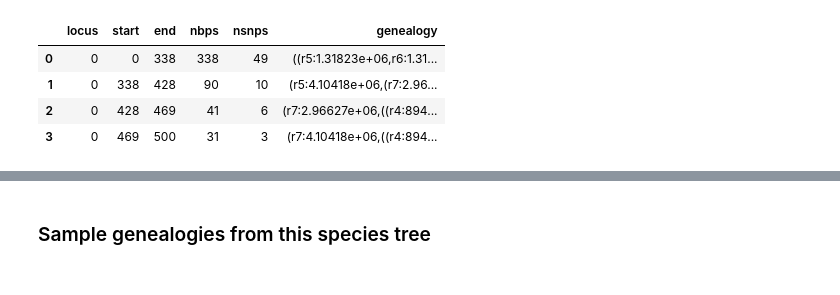
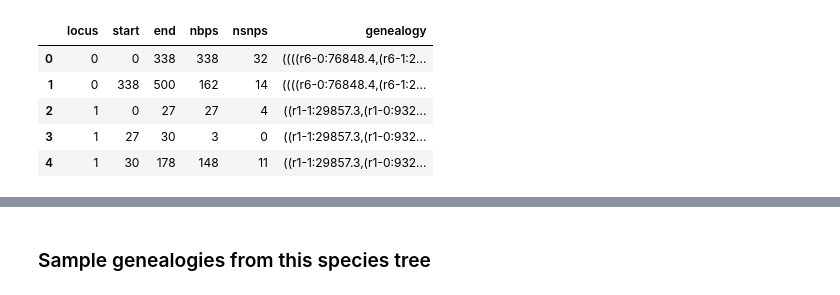
Before and after one commit to pmckenz1/ipcoal, a Jupyter notebook: notebooks/teaching-demo.ipynb, the cells around one changed output, grey strips where cells are left out. Drawn from its saved outputs; the diff is of its cells as text; code cells hidden in the pictures.

```diff
--- a/notebooks/teaching-demo.ipynb
+++ b/notebooks/teaching-demo.ipynb
@@ -21,9 +41,9 @@ ntree = tree.set_node_values(
     default=5e5,
     values={
         8: 2e5,
-        10: 5e4,
-        12: 5e4,
-        11: 2e5,
+        10: 5e5,
+        12: 15e5,
+        11: 1e5,
         13: 1e6,
         14: 1e6,
     },
@@ -31,8 +51,8 @@ ntree = tree.set_node_values(
 
 # draw the tree showing Ne as edge width
 ntree.draw(
-    ts='c',
-    edge_widths=ntree.get_edge_values("Ne") / 5e4,
+    ts='p',
+    admixture_edges=[(2, 1, None, 3, None, 0.1)],
 );
 # %% [output]
 [interactive output not drawn]
@@ -61,19 +59,23 @@ newick = tre.write()
 # %%
-import ipcoal
-
-# parse a phylogenetic tree file (total height 1e6)
-tree = toytree.tree(newick)
-
 # simulate data with demographic parameters
-model = ipcoal.Model(tree=tree, Ne=5e5, mut=1e-8, recomb=1e-9, seed=999)
+model = ipcoal.Model(
+    tree=tree,
+    admixture_edges=[(3, 4, 0.5, 0.5)],
+    Ne=1e5,
+    samples=3,
+    mut=1e-8,
+    recomb=1e-9,
+    seed=999,
+)
 
 # simulate n loci of a given length
-model.sim_loci(nloci=1, nsites=500)
+model.sim_loci(nloci=10, nsites=500);
 # %%
-model.df
+model.df.head()
 # %% [output]
 |  | locus | start | end | nbps | nsnps | genealogy |
-| 0 | 0 | 0 | 338 | 338 | 49 | ((r5:1.31823e+06,r6:1.31... |
-| 1 | 0 | 338 | 428 | 90 | 10 | (r5:4.10418e+06,(r7:2.96... |
-| 2 | 0 | 428 | 469 | 41 | 6 | (r7:2.96627e+06,((r4:894... |
-| 3 | 0 | 469 | 500 | 31 | 3 | (r7:4.10418e+06,((r4:894... |
+| 0 | 0 | 0 | 338 | 338 | 32 | ((((r6-0:76848.4,(r6-1:2... |
+| 1 | 0 | 338 | 500 | 162 | 14 | ((((r6-0:76848.4,(r6-1:2... |
+| 2 | 1 | 0 | 27 | 27 | 4 | ((r1-1:29857.3,(r1-0:932... |
+| 3 | 1 | 27 | 30 | 3 | 0 | ((r1-1:29857.3,(r1-0:932... |
+| 4 | 1 | 30 | 178 | 148 | 11 | ((r1-1:29857.3,(r1-0:932... |
```
Also changed, not shown: parts of 27 cells of this notebook, 2 other files.
